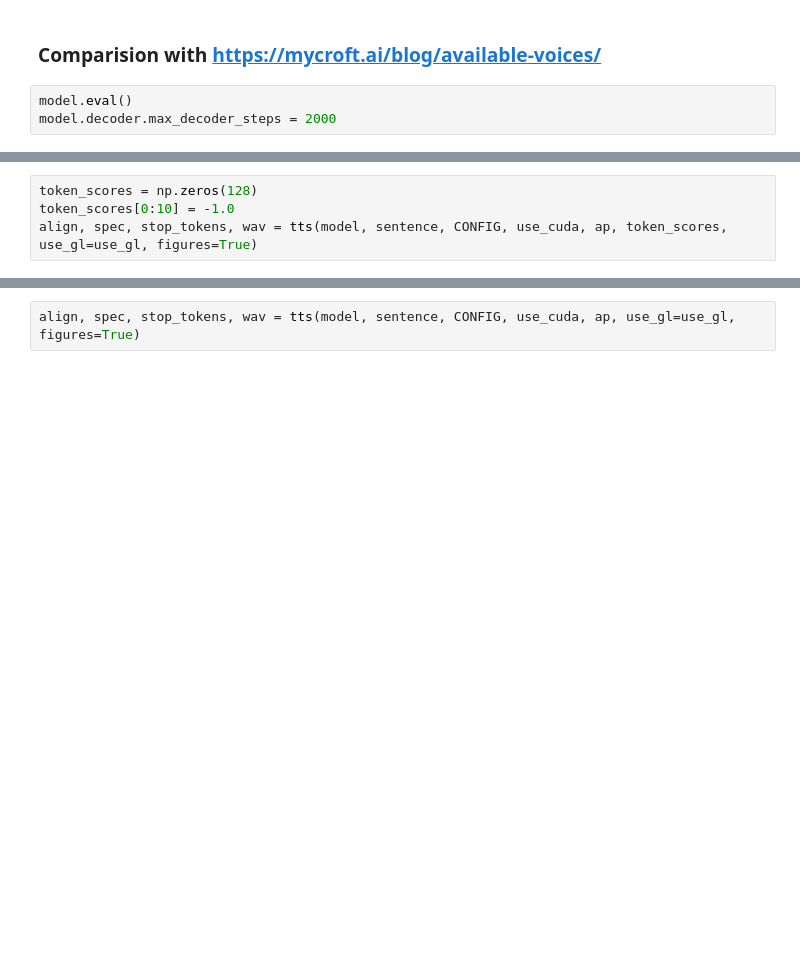
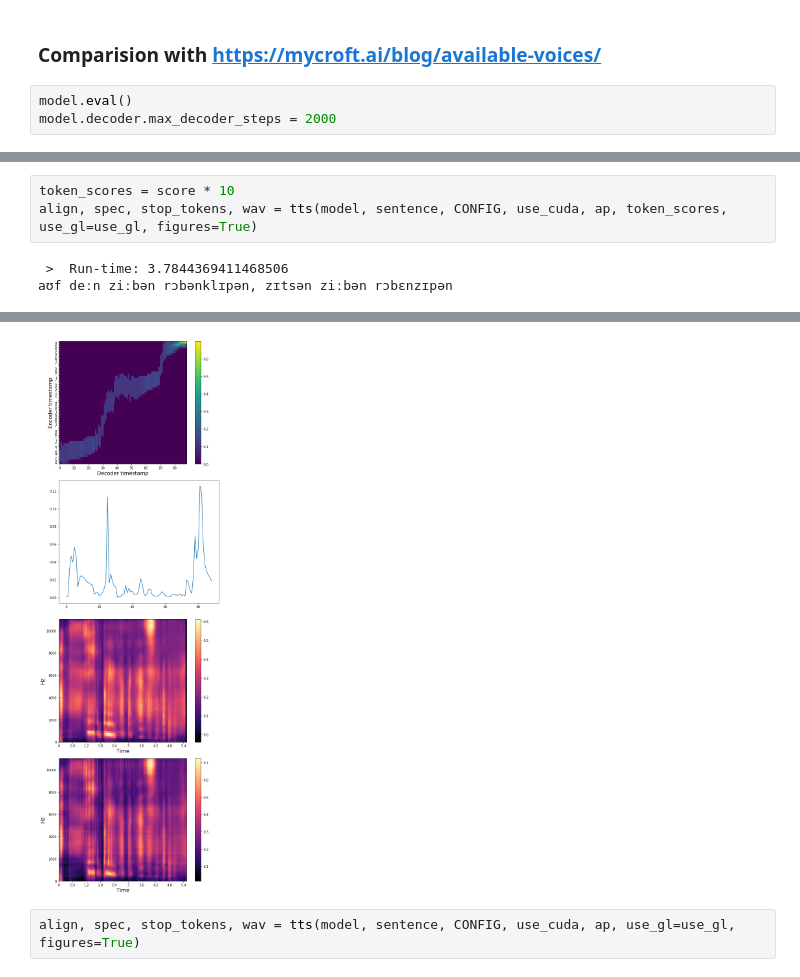
Before and after one commit to twerkmeister/oldtts, a Jupyter notebook: notebooks/GST Playground.ipynb, the cells around one changed output, grey strips where cells are left out. Saved outputs shown, nothing was run; the diff lists cells and outputs as text; blank space fills up the shorter version.

```diff
--- a/notebooks/GST Playground.ipynb
+++ b/notebooks/GST Playground.ipynb
@@ -245,4 +243,6 @@ align, spec, stop_tokens, wav = tts(model, sentence, CONFIG, use_cuda, ap, token
 # %%
-token_scores = np.zeros(128)
-token_scores[0:10] = -1.0
+token_scores = score * 10
 align, spec, stop_tokens, wav = tts(model, sentence, CONFIG, use_cuda, ap, token_scores, use_gl=use_gl, figures=True)
+# %% [output]
+ >  Run-time: 3.7844369411468506
+aʊf deːn ziːbən rɔbənklɪpən, zɪtsən ziːbən rɔbɛnzɪpən
@@ -249,3 +250,4 @@ align, spec, stop_tokens, wav = tts(model, sentence, CONFIG, use_cuda, ap, token
+[figure, added]
 # %%
 align, spec, stop_tokens, wav = tts(model, sentence, CONFIG, use_cuda, ap, use_gl=use_gl, figures=True)
 # %%
```
Also changed, not shown: parts of 11 cells of this notebook, 8 other files.
